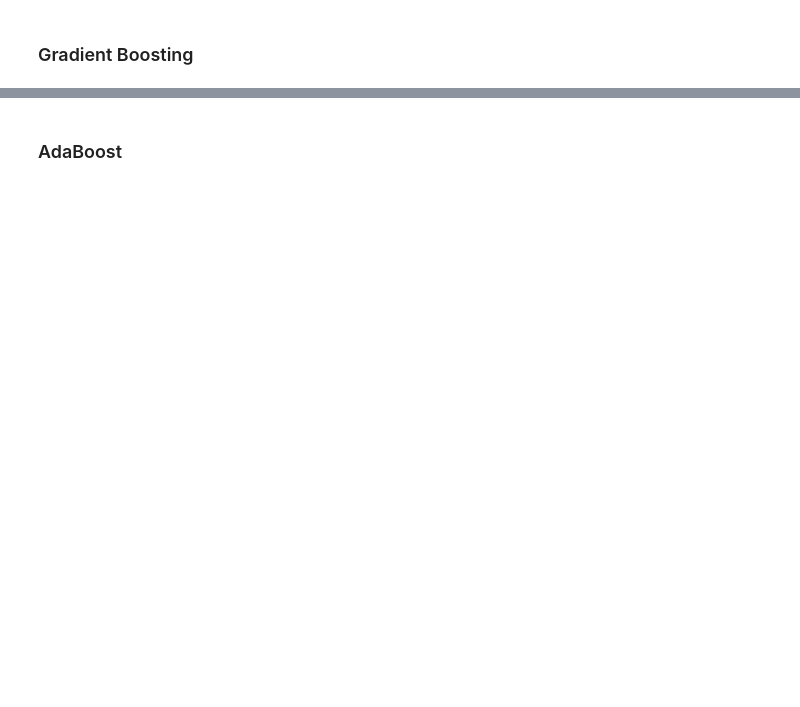
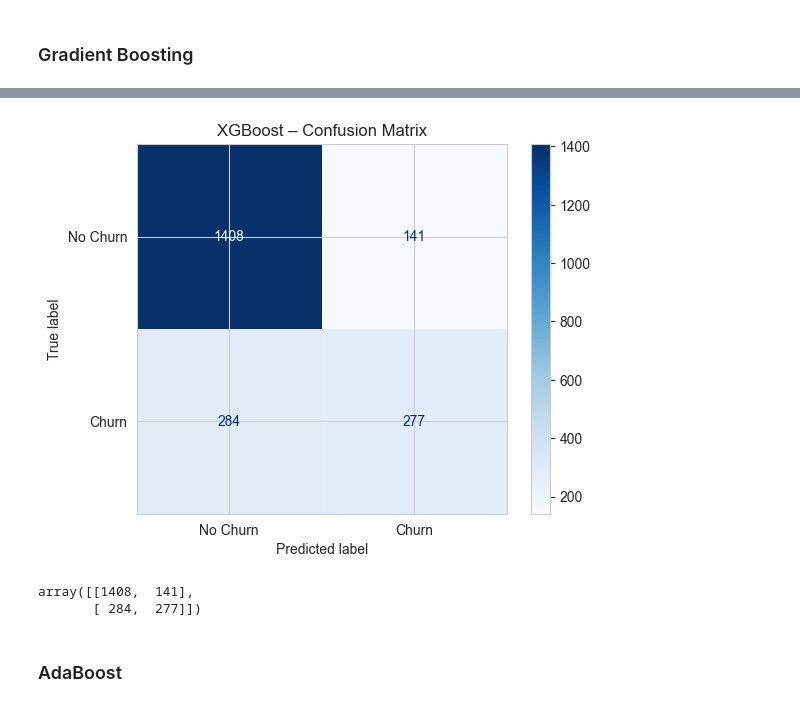
Before and after one commit to somexav/ciencia_datos_m2_practica4, a Jupyter notebook: CDD_G33_M2_P4_Equipo_9.ipynb, the cells around one changed output, grey strips where cells are left out. Cells and saved outputs as stored; diff of their text form; code cells hidden in the pictures; blank space fills up the shorter version.

```diff
--- a/CDD_G33_M2_P4_Equipo_9.ipynb
+++ b/CDD_G33_M2_P4_Equipo_9.ipynb
@@ -910,2 +1196,14 @@ plt.show()
+# %%
+
+plot_confusion_matrix(
+    model=best_xgb,
+    X=X_test_enc,
+    y_true=y_test,
+    title="XGBoost – Confusion Matrix"
+)
+# %% [output]
+[figure, added]
+array([[1408,  141],
+       [ 284,  277]])
 # %% [markdown]
 ### AdaBoost
```
Also changed, not shown: parts of 22 cells of this notebook.
